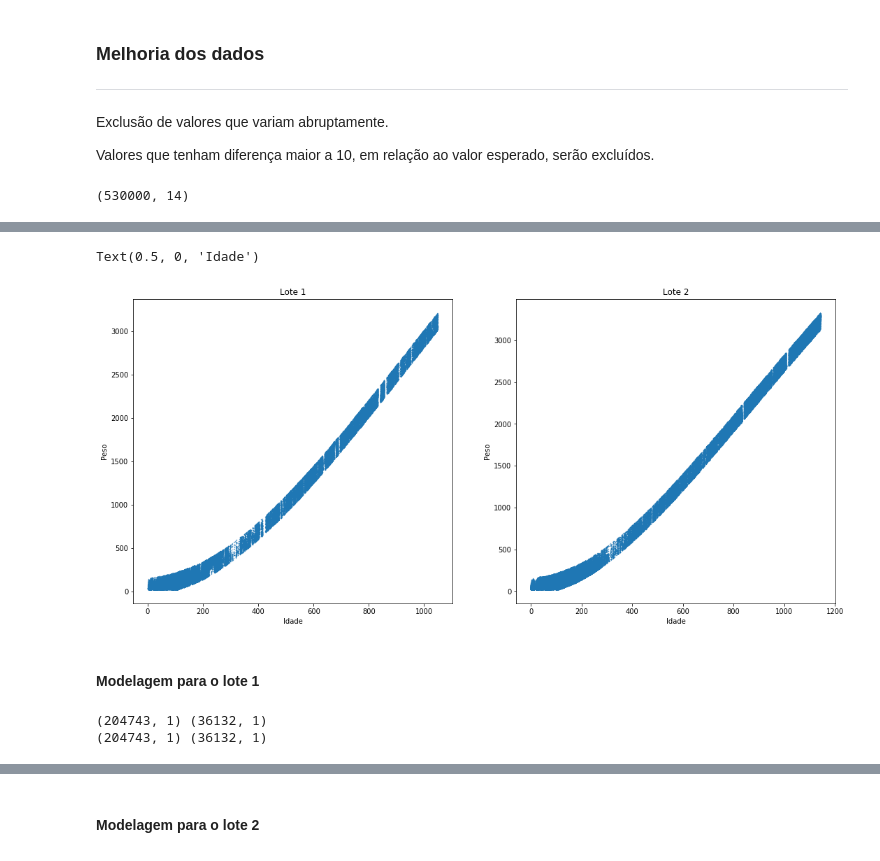
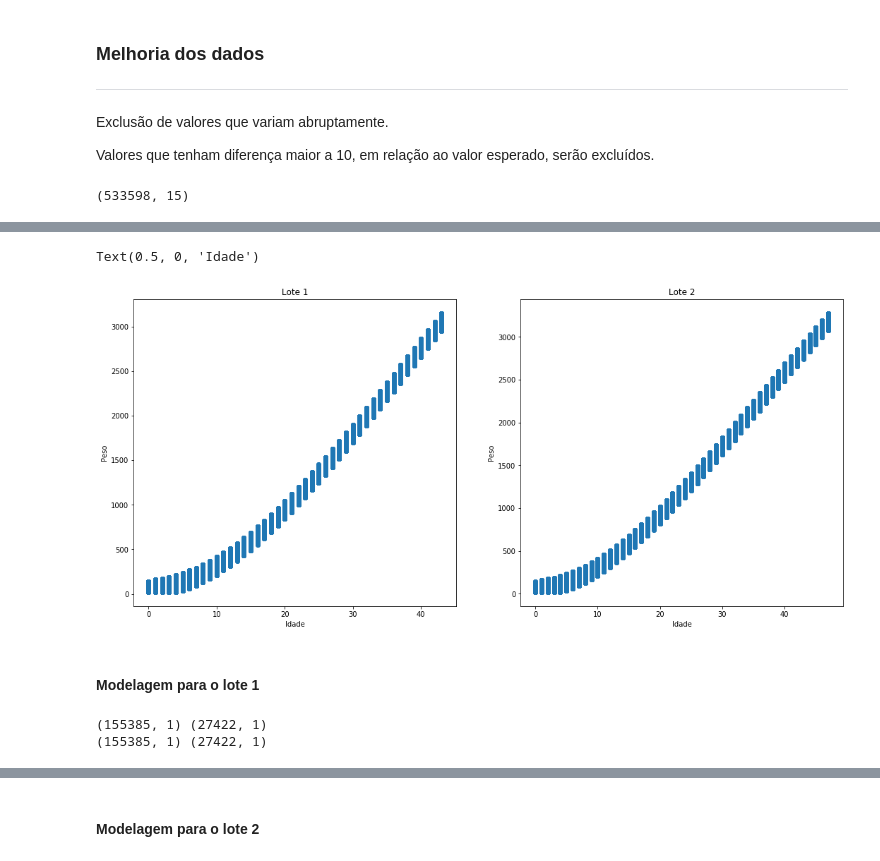
Before and after one commit to advinstai/Aprendizagem-estatistica-regressao, a Jupyter notebook: Exercicio-regressao/tree_agrisolus_alexandre.ipynb, the cells around one changed output, grey strips where cells are left out. Drawn from its saved outputs; the diff is of its cells as text; code cells hidden in the pictures.

```diff
--- a/Exercicio-regressao/tree_agrisolus_alexandre.ipynb
+++ b/Exercicio-regressao/tree_agrisolus_alexandre.ipynb
@@ -14,9 +16,9 @@ import numpy as np
 # %% [markdown]
 ### Arquivo csv
 # %%
-path = './agrisolus_ml/'
+path = './agrisolus_ml_dias/'
 
-agri1 = 'agrisolus.csv'
+agri1 = 'agrisolus_dias.csv'
 
 pesos = pd.read_csv(path+agri1, sep=';')
 # %%
@@ -168,7 +172,7 @@ peso_corrigido = pesos[(pesos.DiffPeso<100) & (pesos.DiffPeso>-100)]
 # %%
 peso_corrigido.shape
 # %% [output]
-(530000, 14)
+(533598, 15)
 # %%
 peso_corrigido.head()
 # %% [output]
@@ -181,32 +185,32 @@ peso_corrigido.head()
 # %%
 fig, axs = plt.subplots(1,2, figsize=(18,8))
 # plot do lote 1
-axs[0].scatter(x=peso_corrigido[peso_corrigido.idLote==1].Idade,y=peso_corrigido[peso_corrigido.idLote==1].Peso, s=0.1)
+axs[0].scatter(x=peso_corrigido[peso_corrigido.idLote==1].Idade,y=peso_corrigido[peso_corrigido.idLote==1].Peso)
 axs[0].set_title('Lote 1')
 axs[0].set_ylabel('Peso')
 axs[0].set_xlabel('Idade')
 # Plot do lote 2
-axs[1].scatter(x=peso_corrigido[peso_corrigido.idLote==2].Idade,y=peso_corrigido[peso_corrigido.idLote==2].Peso, s=0.1)
+axs[1].scatter(x=peso_corrigido[peso_corrigido.idLote==2].Idade,y=peso_corrigido[peso_corrigido.idLote==2].Peso)
 axs[1].set_title('Lote 2')
 axs[1].set_ylabel('Peso')
 axs[1].set_xlabel('Idade')
 # %% [output]
 Text(0.5, 0, 'Idade')
-[figure, old version]
+[figure, new version]
 # %% [markdown]
 #### Modelagem para o lote 1
 # %%
 # Regressão será feita considerando somente o lote 1
-X = peso_corrigido[(peso_corrigido.idLote==1) & (peso_corrigido.Idade>15)].loc[:,['Idade']]
-y = peso_corrigido[(peso_corrigido.idLote==1) & (peso_corrigido.Idade>15)].loc[:,['Peso']]
+X = peso_corrigido[(peso_corrigido.idLote==1) & (peso_corrigido.Idade>3)].loc[:,['Idade']]
+y = peso_corrigido[(peso_corrigido.idLote==1) & (peso_corrigido.Idade>3)].loc[:,['Peso']]
 
 X_train, X_test, y_train, y_test = train_test_split(X, y, test_size=0.15, shuffle=True)
 
 print(X_train.shape, X_test.shape)
 print(y_train.shape, y_test.shape)
 # %% [output]
-(204743, 1) (36132, 1)
-(204743, 1) (36132, 1)
+(155385, 1) (27422, 1)
+(155385, 1) (27422, 1)
 # %%
 tree = DecisionTreeRegressor()
 tree.fit(X_train,y_train)
```
Also changed, not shown: parts of 31 cells of this notebook.
